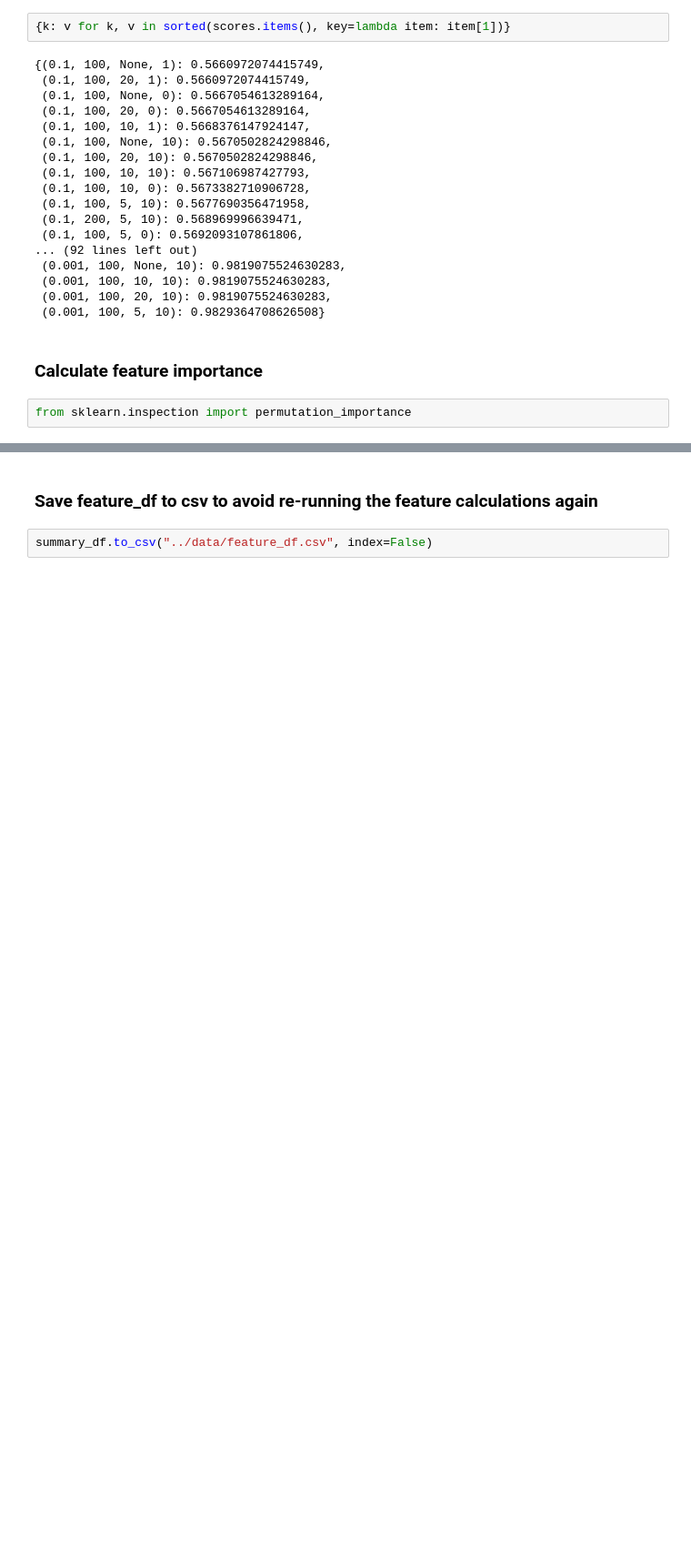
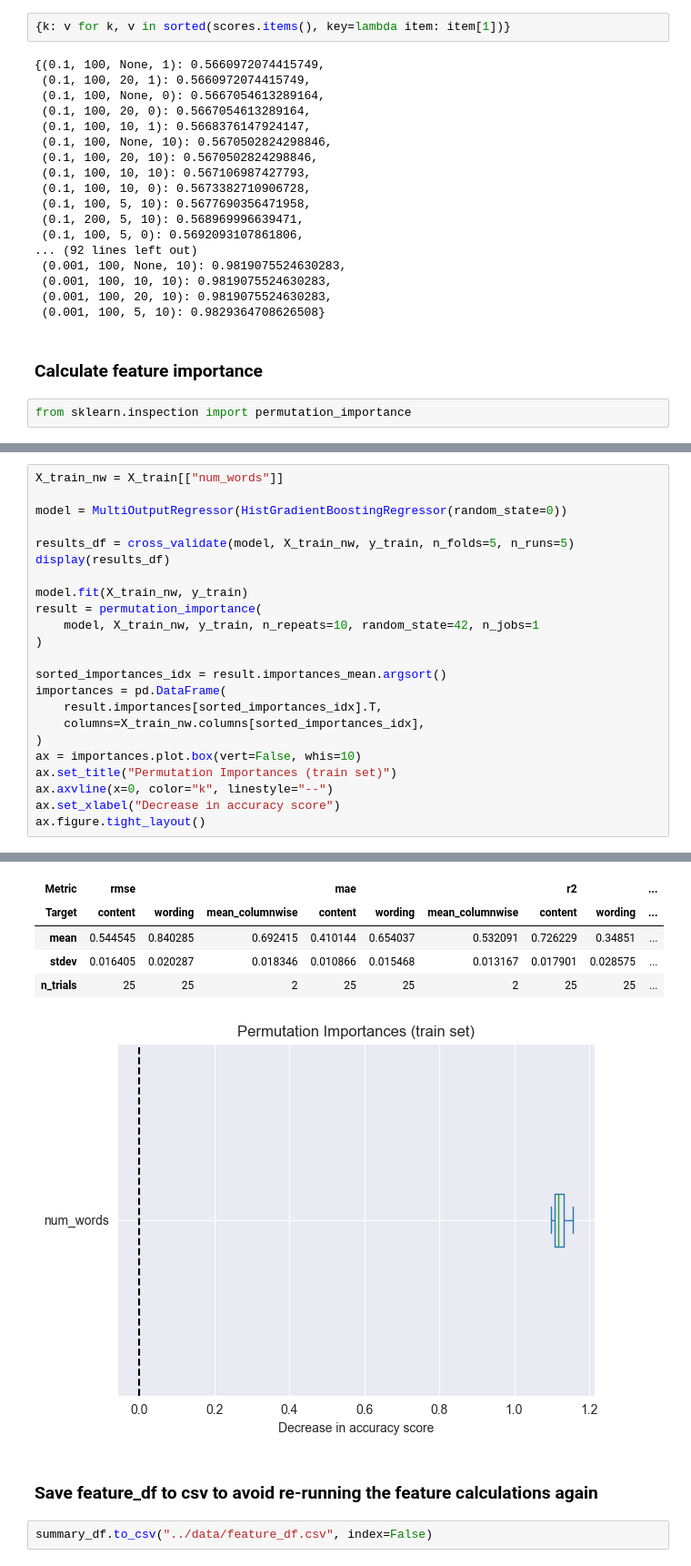
Before and after one commit to samwatsonn/summary-eval, a Jupyter notebook: notebooks/08-sam_model.ipynb, the cells around one changed output, grey strips where cells are left out. Shown at 91% size. Saved outputs shown, nothing was run; the diff lists cells and outputs as text; blank space fills up the shorter version.

```diff
--- a/notebooks/08-sam_model.ipynb
+++ b/notebooks/08-sam_model.ipynb
@@ -427,0 +453,24 @@ ax.figure.tight_layout()
+# %%
+X_train_nw = X_train[["num_words"]]
+
+model = MultiOutputRegressor(HistGradientBoostingRegressor(random_state=0))
+
+results_df = cross_validate(model, X_train_nw, y_train, n_folds=5, n_runs=5)
+display(results_df)
+
+model.fit(X_train_nw, y_train)
+result = permutation_importance(
+    model, X_train_nw, y_train, n_repeats=10, random_state=42, n_jobs=1
+)
+
+sorted_importances_idx = result.importances_mean.argsort()
+importances = pd.DataFrame(
+    result.importances[sorted_importances_idx].T,
+    columns=X_train_nw.columns[sorted_importances_idx],
+)
+ax = importances.plot.box(vert=False, whis=10)
+ax.set_title("Permutation Importances (train set)")
+ax.axvline(x=0, color="k", linestyle="--")
+ax.set_xlabel("Decrease in accuracy score")
+ax.figure.tight_layout()
+# %% [output]
@@ -428,3 +478,9 @@ ax.figure.tight_layout()
+| Metric | rmse |  |  | mae |  |  | r2 |  | ... |
+| Target | content | wording | mean_columnwise | content | wording | mean_columnwise | content | wording | ... |
+| mean | 0.544545 | 0.840285 | 0.692415 | 0.410144 | 0.654037 | 0.532091 | 0.726229 | 0.34851 | ... |
+| stdev | 0.016405 | 0.020287 | 0.018346 | 0.010866 | 0.015468 | 0.013167 | 0.017901 | 0.028575 | ... |
+| n_trials | 25 | 25 | 2 | 25 | 25 | 2 | 25 | 25 | ... |
+[figure, added]
 # %% [markdown]
 ### Save feature_df to csv to avoid re-running the feature calculations again
 # %%
```
Also changed, not shown: parts of 4 cells of this notebook.
